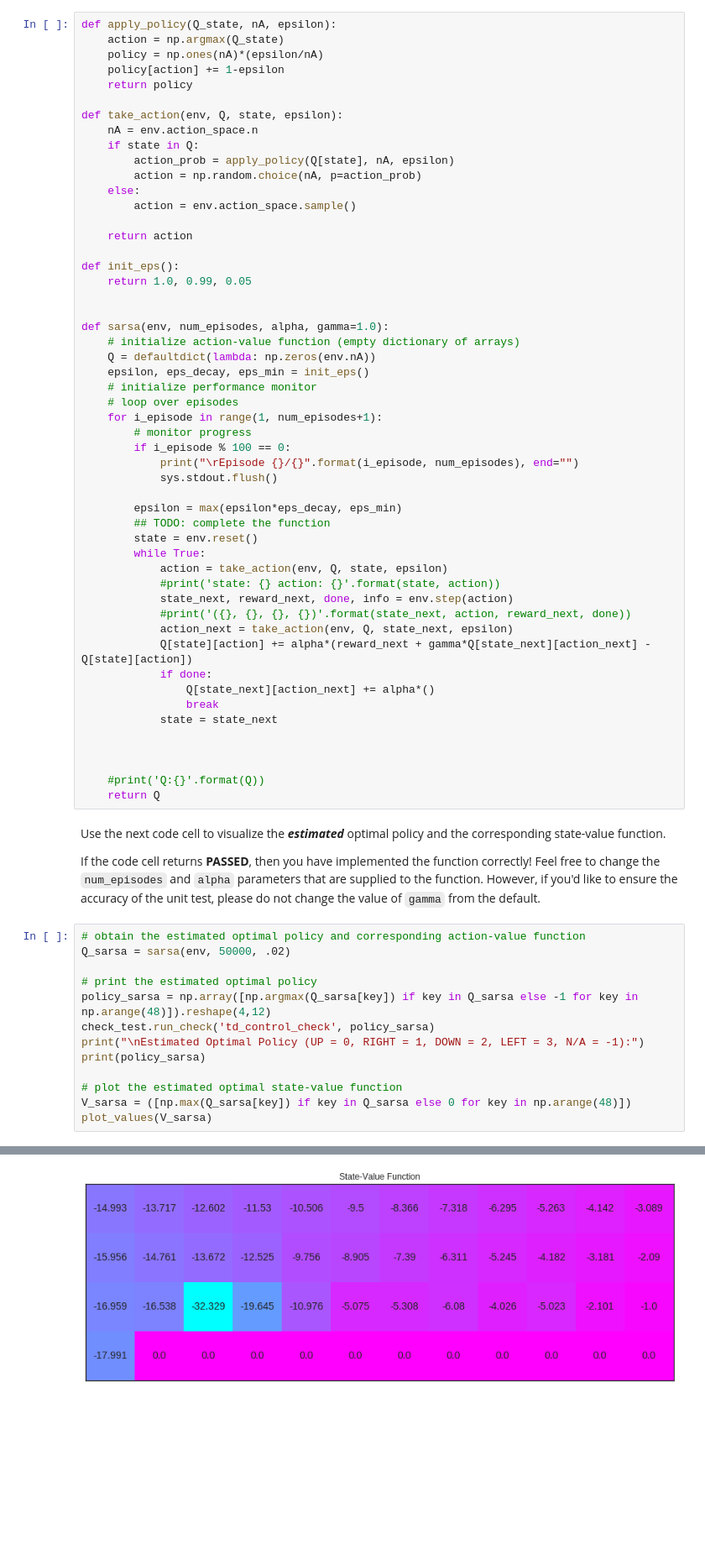
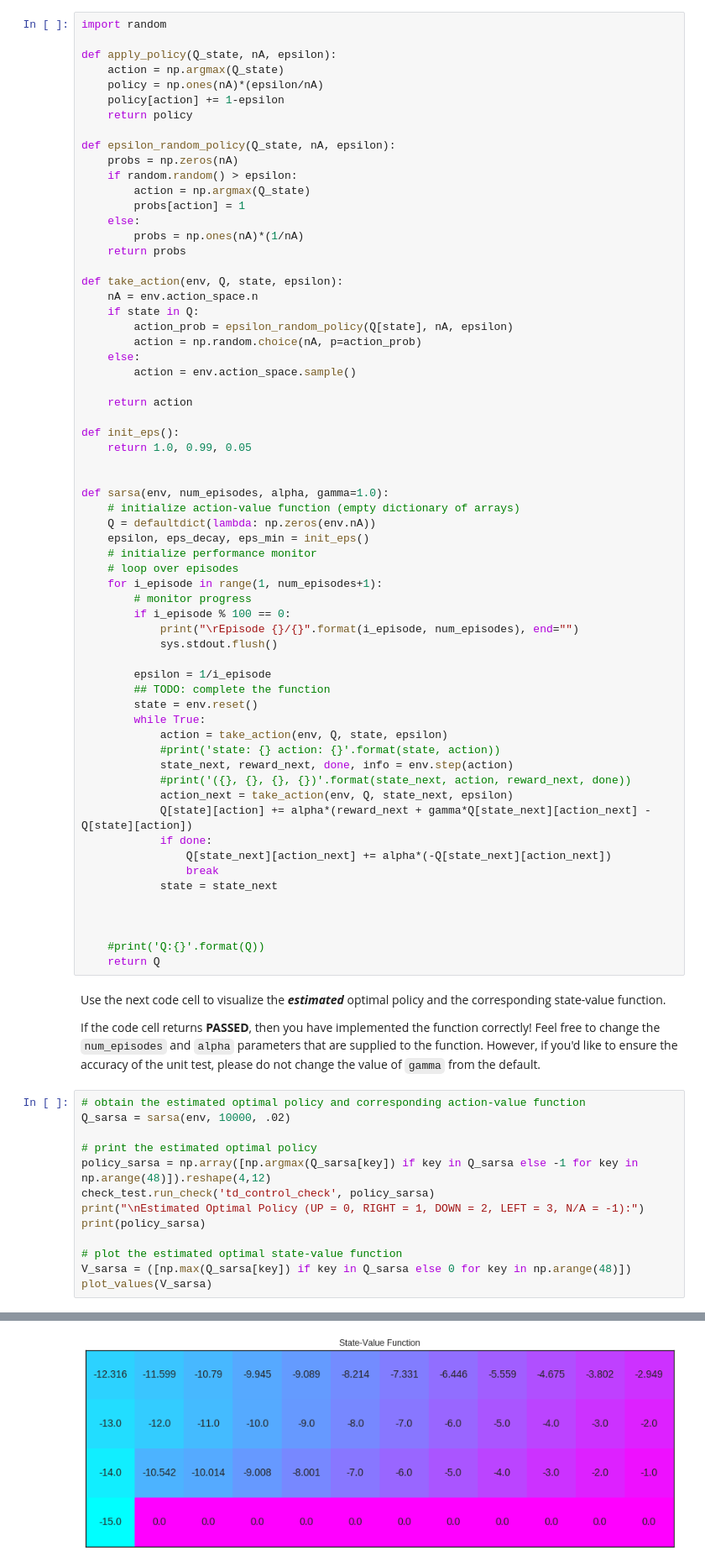
Before and after one commit to bhattsachin/deep-reinforcement-learning, a Jupyter notebook: temporal-difference/Temporal_Difference.ipynb, the cells around one changed output, grey strips where cells are left out. Shown: that part at 84% size. Saved outputs shown, nothing was run; the diff lists cells and outputs as text; blank space fills up the shorter version.

Commit message:
td epsilon random policy

```diff
--- a/temporal-difference/Temporal_Difference.ipynb
+++ b/temporal-difference/Temporal_Difference.ipynb
@@ -84,16 +84,27 @@ Please complete the function in the code cell below.
 
 (_Feel free to define additional functions to help you to organize your code._)
 # %%
+import random
+
 def apply_policy(Q_state, nA, epsilon):
     action = np.argmax(Q_state)
     policy = np.ones(nA)*(epsilon/nA)
     policy[action] += 1-epsilon
     return policy
 
+def epsilon_random_policy(Q_state, nA, epsilon):
+    probs = np.zeros(nA)
+    if random.random() > epsilon:
+        action = np.argmax(Q_state)
+        probs[action] = 1
+    else:
+        probs = np.ones(nA)*(1/nA)
+    return probs
+
 def take_action(env, Q, state, epsilon):
     nA = env.action_space.n
     if state in Q:
-        action_prob = apply_policy(Q[state], nA, epsilon)
+        action_prob = epsilon_random_policy(Q[state], nA, epsilon)
         action = np.random.choice(nA, p=action_prob)
     else:
         action = env.action_space.sample()
@@ -116,7 +127,7 @@ def sarsa(env, num_episodes, alpha, gamma=1.0):
             print("\rEpisode {}/{}".format(i_episode, num_episodes), end="")
             sys.stdout.flush()
 
-        epsilon = max(epsilon*eps_decay, eps_min)
+        epsilon = 1/i_episode
         ## TODO: complete the function
         state = env.reset()
         while True:
@@ -127,7 +138,7 @@ def sarsa(env, num_episodes, alpha, gamma=1.0):
             action_next = take_action(env, Q, state_next, epsilon)
             Q[state][action] += alpha*(reward_next + gamma*Q[state_next][action_next] - Q[state][action])
             if done:
-                Q[state_next][action_next] += alpha*()
+                Q[state_next][action_next] += alpha*(-Q[state_next][action_next])
                 break
             state = state_next
 
@@ -141,7 +152,7 @@ Use the next code cell to visualize the **_estimated_** optimal policy and the c
 If the code cell returns **PASSED**, then you have implemented the function correctly!  Feel free to change the `num_episodes` and `alpha` parameters that are supplied to the function.  However, if you'd like to ensure the accuracy of the unit test, please do not change the value of `gamma` from the default.
 # %%
 # obtain the estimated optimal policy and corresponding action-value function
-Q_sarsa = sarsa(env, 50000, .02)
+Q_sarsa = sarsa(env, 10000, .02)
 
 # print the estimated optimal policy
 policy_sarsa = np.array([np.argmax(Q_sarsa[key]) if key in Q_sarsa else -1 for key in np.arange(48)]).reshape(4,12)
@@ -162,5 +173,5 @@ Estimated Optimal Policy (UP = 0, RIGHT = 1, DOWN = 2, LEFT = 3, N/A = -1):
  [ 0 -1 -1 -1 -1 -1 -1 -1 -1 -1 -1  0]]
-[figure, old version]
+[figure, new version]
 # %% [markdown]
 ### Part 2: TD Control: Q-learning
 
```
Also changed, not shown: parts of 1 cell of this notebook.
